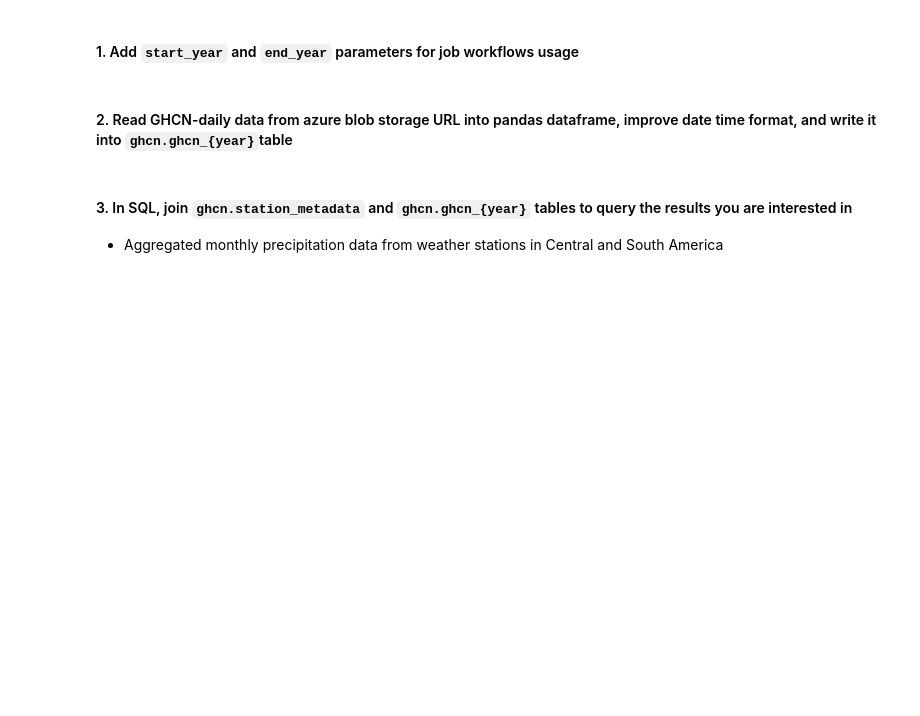
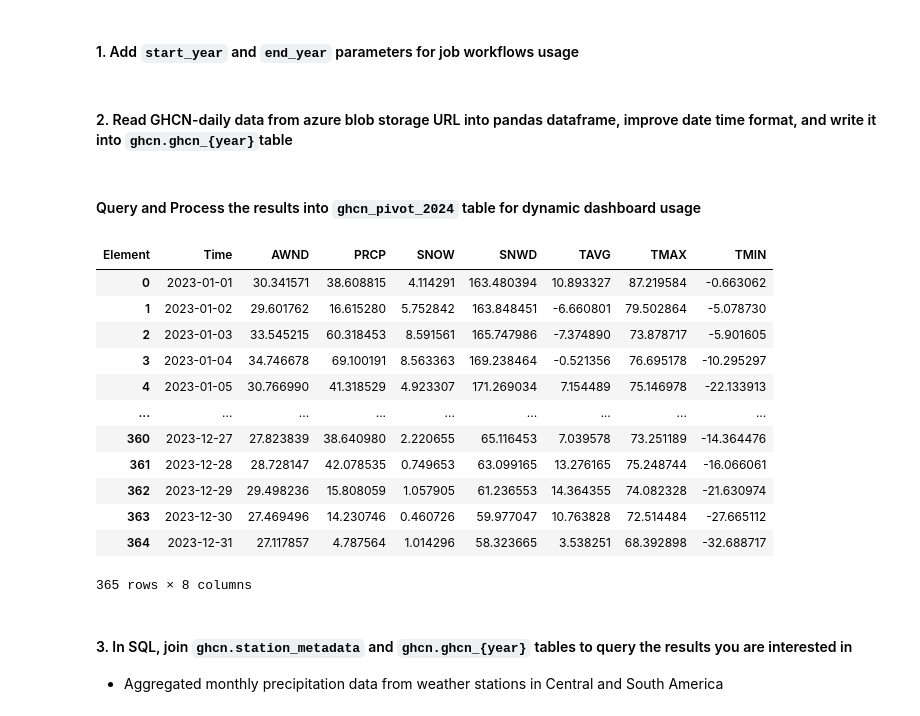
Before and after one commit to HighTechnologyFoundation/HTFCloudFellows, a Jupyter notebook: GHCN-D/accessing_GHCN_run_SQL.ipynb, the cells around one changed output. Saved outputs shown, nothing was run; the diff lists cells and outputs as text; code cells hidden in the pictures; blank space fills up the shorter version.

```diff
--- a/GHCN-D/accessing_GHCN_and_run_SQL.ipynb
+++ b/GHCN-D/accessing_GHCN_run_SQL.ipynb
@@ -19,6 +19,37 @@ for year in range(int(dbutils.widgets.get("start_year")), int(dbutils.widgets.ge
     df['Time'] = pd.to_datetime(df.Time, format='%Y%m%d')
 
     spark.createDataFrame(df).write.mode("overwrite").saveAsTable(f"ghcn.ghcn_{year}")
+# %% [markdown]
+#### Query and Process the results into `ghcn_pivot_2024` table for dynamic dashboard usage
+# %%
+# query the data in US and specific climate attributes
+merge_df = spark.sql(f'select date(g.Time), g.Element, mean(g.Value) as Value\
+                              from ghcn.ghcn_{dbutils.widgets.get("end_year")} g\
+                              join ghcn.station_metadata s\
+                              on g.ID = s.ID\
+                              where s.FIPS == "US" and g.Element in ("PRCP", "SNOW", "SNWD", "TMAX", "TMIN", "TAVG", "AWND")\
+                              group by g.Time, g.Element\
+                              order by g.Time')
+
+# using `pivot_table()` to reshape the result
+merge_df = merge_df.toPandas()
+pivot_df = merge_df.pivot_table(index = 'Time', columns = 'Element', values = 'Value').reset_index()
+spark.createDataFrame(pivot_df).write.mode("overwrite").saveAsTable(f'ghcn.ghcn_pivot_{dbutils.widgets.get("end_year")}')
+pivot_df
+# %% [output]
+| Element | Time | AWND | PRCP | SNOW | SNWD | TAVG | TMAX | TMIN |
+| 0 | 2023-01-01 | 30.341571 | 38.608815 | 4.114291 | 163.480394 | 10.893327 | 87.219584 | -0.663062 |
+| 1 | 2023-01-02 | 29.601762 | 16.615280 | 5.752842 | 163.848451 | -6.660801 | 79.502864 | -5.078730 |
+| 2 | 2023-01-03 | 33.545215 | 60.318453 | 8.591561 | 165.747986 | -7.374890 | 73.878717 | -5.901605 |
+| 3 | 2023-01-04 | 34.746678 | 69.100191 | 8.563363 | 169.238464 | -0.521356 | 76.695178 | -10.295297 |
+| 4 | 2023-01-05 | 30.766990 | 41.318529 | 4.923307 | 171.269034 | 7.154489 | 75.146978 | -22.133913 |
+| ... | ... | ... | ... | ... | ... | ... | ... | ... |
+| 360 | 2023-12-27 | 27.823839 | 38.640980 | 2.220655 | 65.116453 | 7.039578 | 73.251189 | -14.364476 |
+| 361 | 2023-12-28 | 28.728147 | 42.078535 | 0.749653 | 63.099165 | 13.276165 | 75.248744 | -16.066061 |
+| 362 | 2023-12-29 | 29.498236 | 15.808059 | 1.057905 | 61.236553 | 14.364355 | 74.082328 | -21.630974 |
+| 363 | 2023-12-30 | 27.469496 | 14.230746 | 0.460726 | 59.977047 | 10.763828 | 72.514484 | -27.665112 |
+| 364 | 2023-12-31 | 27.117857 | 4.787564 | 1.014296 | 58.323665 | 3.538251 | 68.392898 | -32.688717 |
+365 rows × 8 columns
 # %% [markdown]
 #### 3. In SQL, join `ghcn.station_metadata` and `ghcn.ghcn_{year}` tables to query the results you are interested in
 - Aggregated monthly precipitation data from weather stations in Central and South America
```
Also changed, not shown: parts of 3 cells of this notebook, 2 other files.
